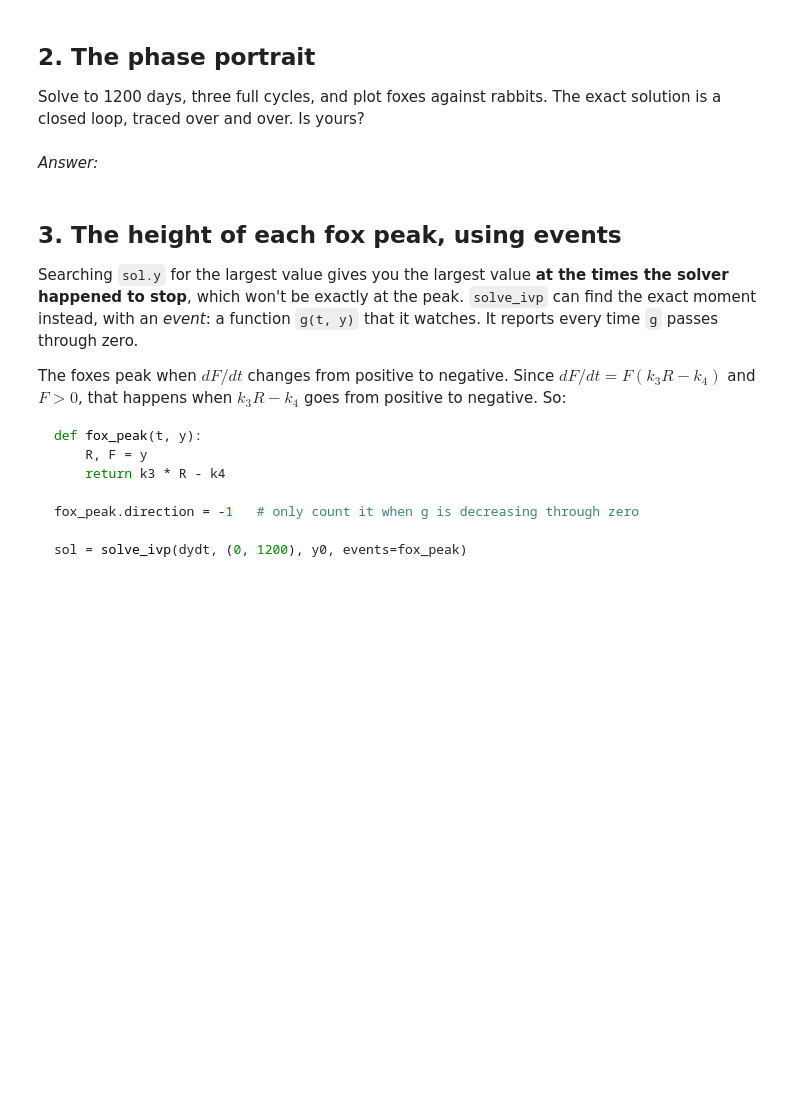
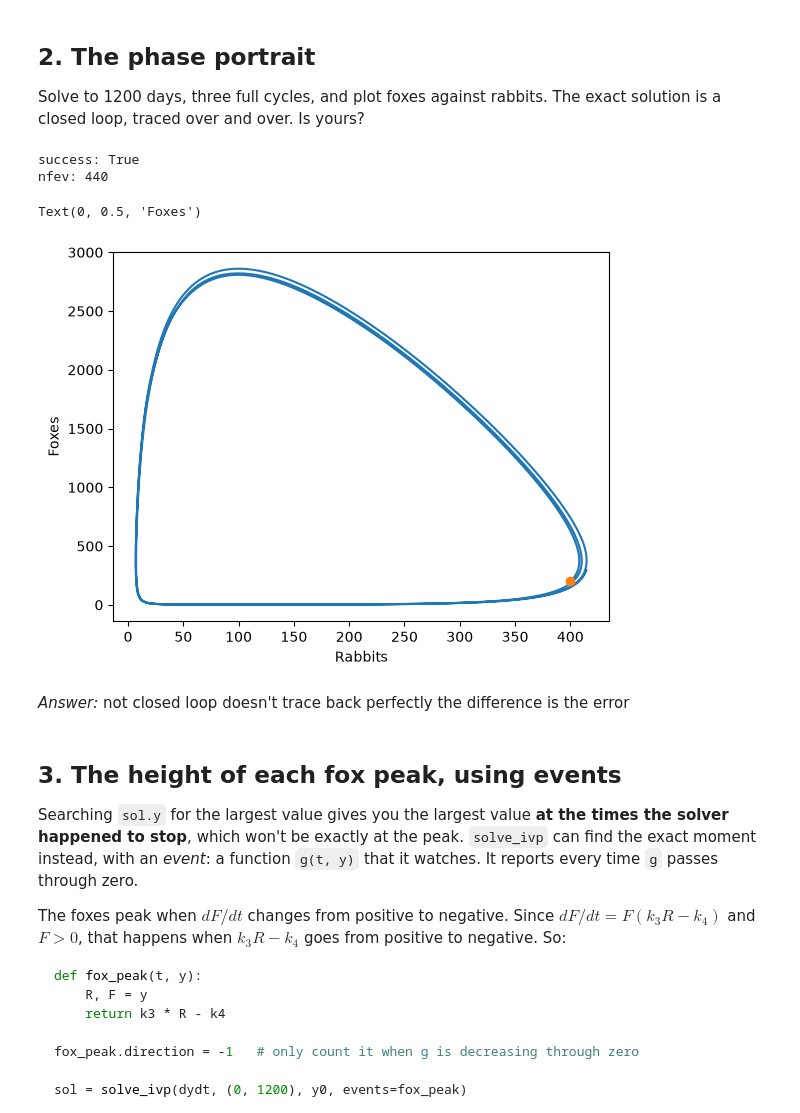
Before and after one commit to KamalKamal-code/differential-equations, a Jupyter notebook: rabbits-and-foxes.ipynb, the cells around one changed output. Saved outputs shown, nothing was run; the diff lists cells and outputs as text; code cells hidden in the pictures; blank space fills up the shorter version.

Commit message:
Task 2: phase portrait, loop not closed at default tolerances

```diff
--- a/rabbits-and-foxes.ipynb
+++ b/rabbits-and-foxes.ipynb
@@ -125,8 +125,27 @@ dense_output: nfev = 242   points = 32
 
 Solve to 1200 days, three full cycles, and plot foxes against rabbits. The exact
 solution is a closed loop, traced over and over. Is yours?
+# %%
+t_long = np.linspace(0, 1200, 5000) #same linespace thing as last time to smooth out the curve but at 5,000 because time is twice as long
+
+sol2 = solve_ivp(dydt, (0, 1200), y0, t_eval = t_long) #same as task 1 but with 1200 days and at 5,000 points
+
+print("success:", sol2.success)
+print("nfev:", sol2.nfev)
+
+plt.plot(sol2.y[0], sol2.y[1], label="Solution") #no time plot just the foxes and rabbits against each other
+
+plt.plot(y0[0], y0[1], "o", label="Start") #marks the starting point at initial conditions with an o
+
+plt.xlabel("Rabbits")
+plt.ylabel("Foxes")
+# %% [output]
+success: True
+nfev: 440
+Text(0, 0.5, 'Foxes')
+[figure, added]
 # %% [markdown]
-*Answer:*
+*Answer:* not closed loop doesn't trace back perfectly the difference is the error
 # %% [markdown]
 ## 3. The height of each fox peak, using events
 
```
